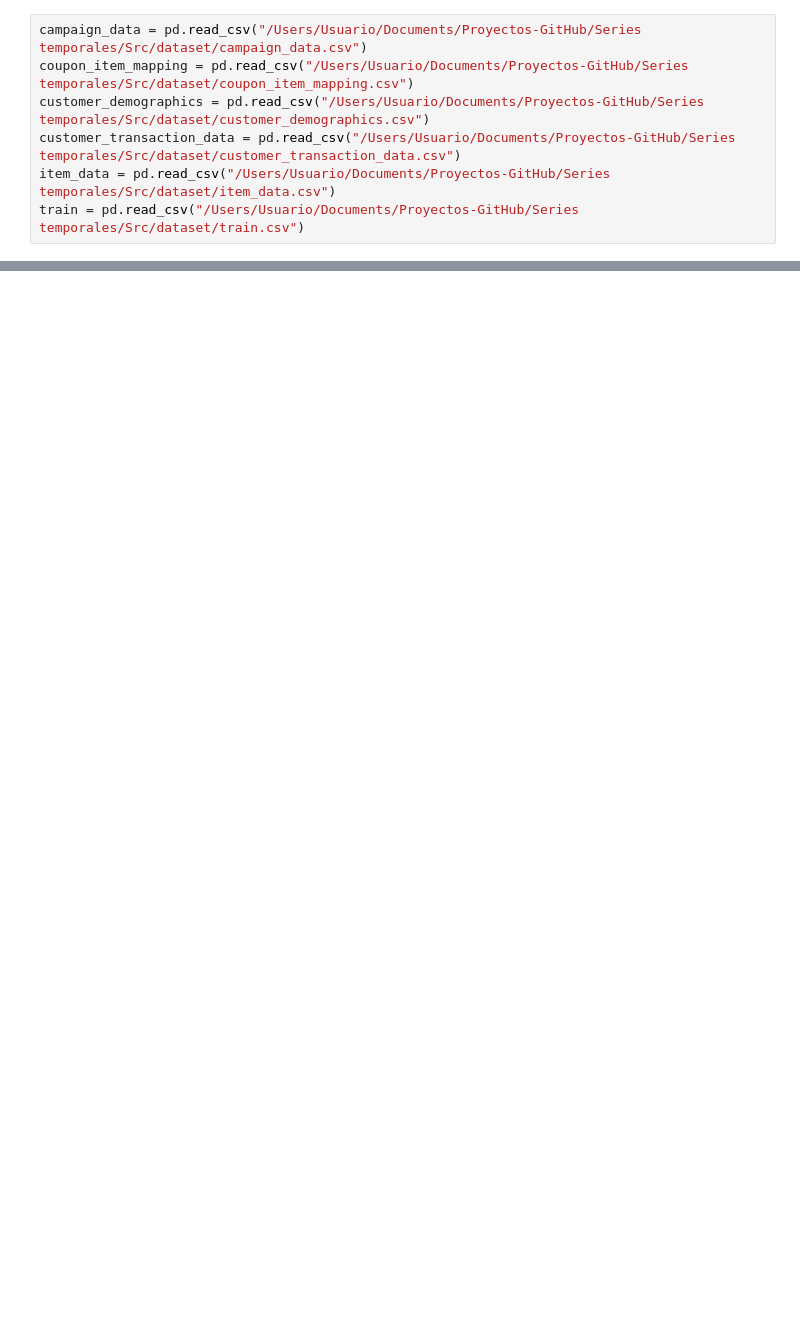
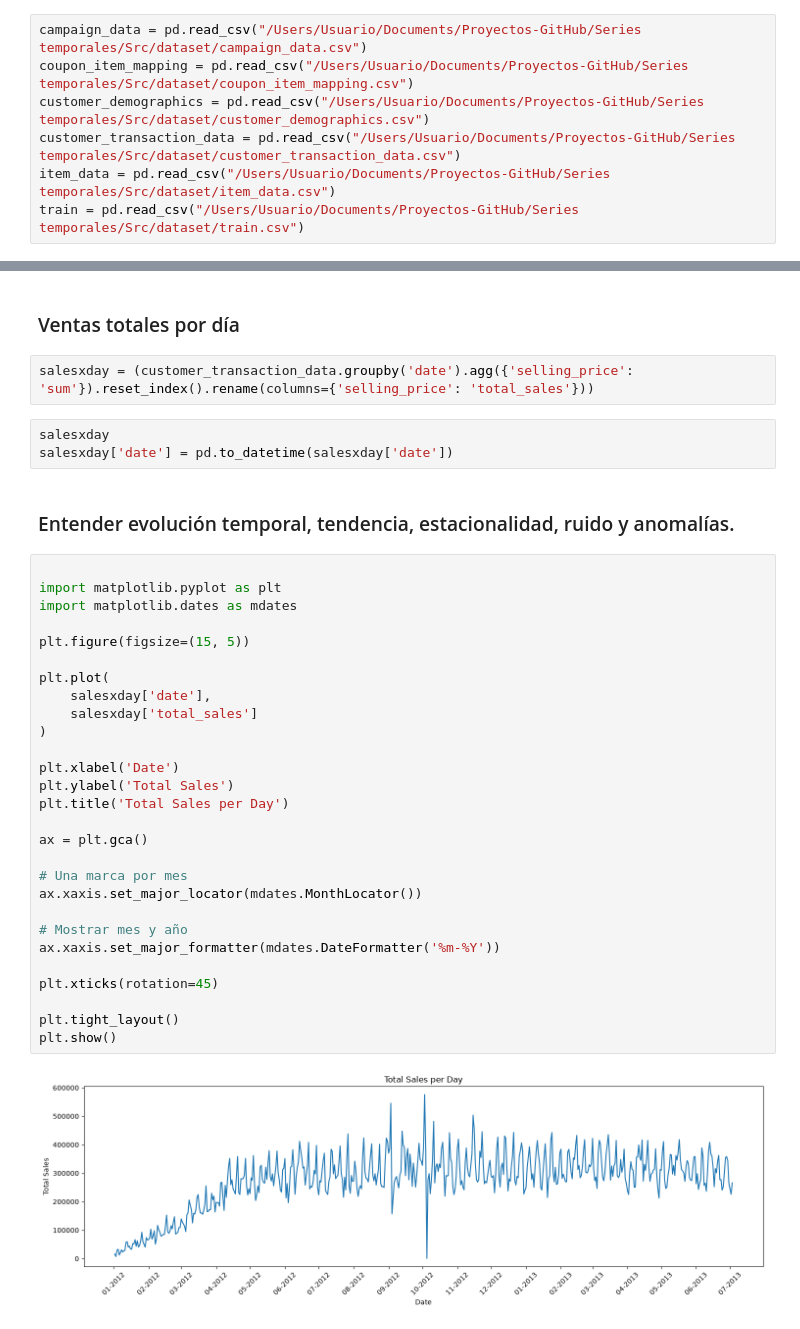
Before and after one commit to FernandoMRestelli/series_temporales, a Jupyter notebook: Notebooks/ST.ipynb, the cells around one changed output, grey strips where cells are left out. Drawn from its saved outputs; the diff is of its cells as text; blank space fills up the shorter version.

```diff
--- a/Notebooks/ST.ipynb
+++ b/Notebooks/ST.ipynb
@@ -38 +41,40 @@ customer_transaction_data
 1324566 rows × 7 columns
+# %% [markdown]
+### Ventas totales por día
+# %%
+salesxday = (customer_transaction_data.groupby('date').agg({'selling_price': 'sum'}).reset_index().rename(columns={'selling_price': 'total_sales'}))
+# %%
+salesxday
+salesxday['date'] = pd.to_datetime(salesxday['date'])
+# %% [markdown]
+### Entender evolución temporal, tendencia, estacionalidad, ruido y anomalías.
+# %%
+
+import matplotlib.pyplot as plt
+import matplotlib.dates as mdates
+
+plt.figure(figsize=(15, 5))
+
+plt.plot(
+    salesxday['date'],
+    salesxday['total_sales']
+)
+
+plt.xlabel('Date')
+plt.ylabel('Total Sales')
+plt.title('Total Sales per Day')
+
+ax = plt.gca()
+
+# Una marca por mes
+ax.xaxis.set_major_locator(mdates.MonthLocator())
+
+# Mostrar mes y año
+ax.xaxis.set_major_formatter(mdates.DateFormatter('%m-%Y'))
+
+plt.xticks(rotation=45)
+
+plt.tight_layout()
+plt.show()
+# %% [output]
+[figure, added]
```
Also changed, not shown: parts of 54 cells of this notebook, 2 other files.
